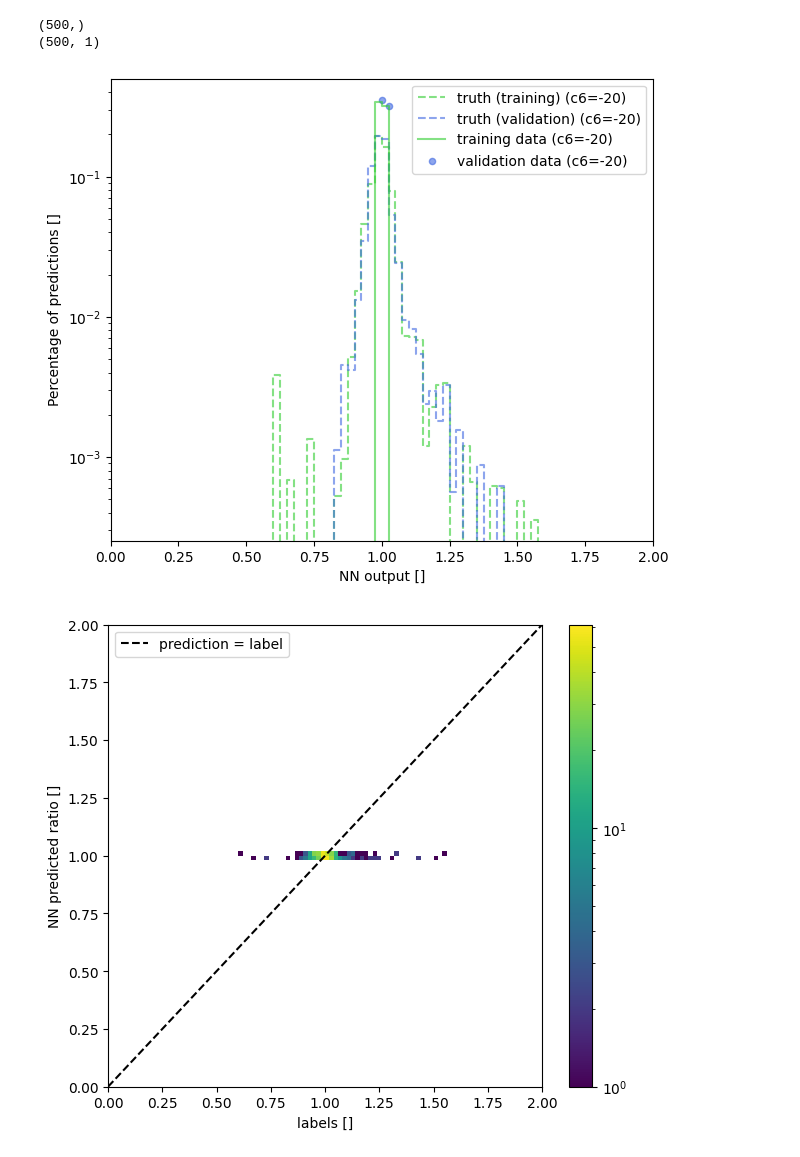
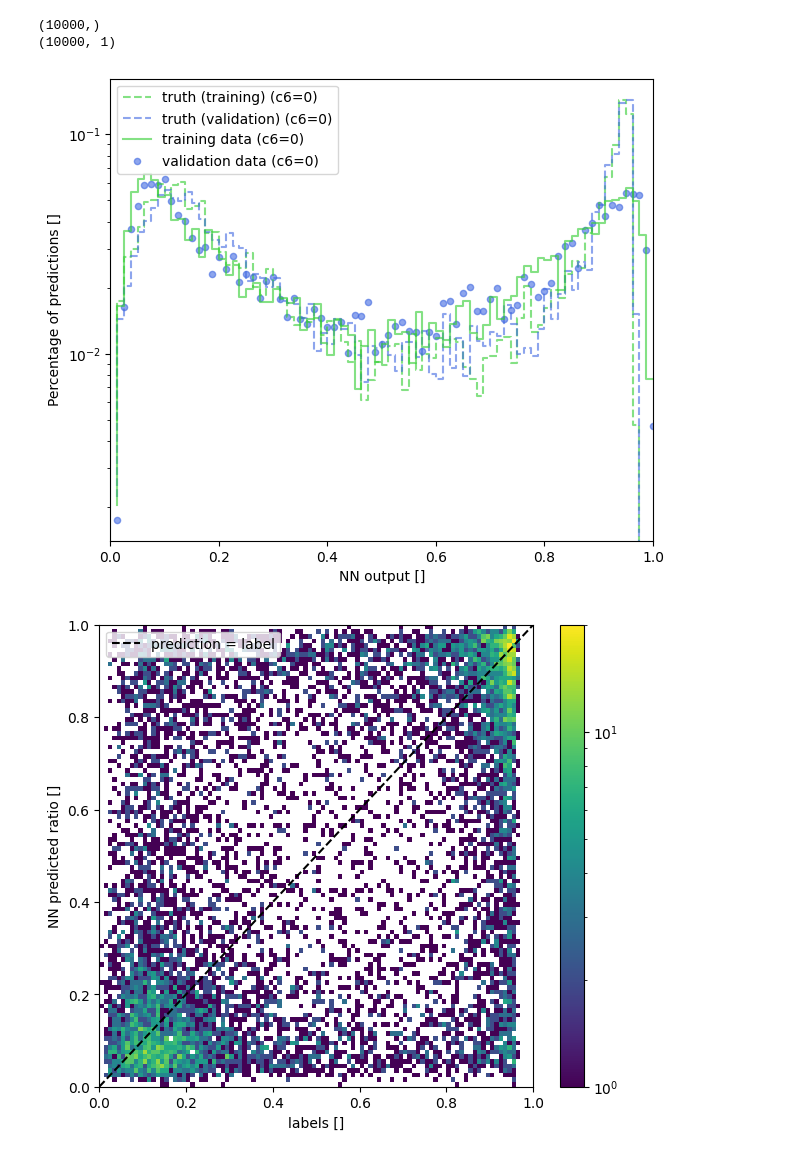
Before and after one commit to hep-cce/nsbi4hep, a Jupyter notebook: plot-carl-outputs.ipynb, the cells around one changed output. Saved outputs shown, nothing was run; the diff lists cells and outputs as text; code cells hidden in the pictures.

```diff
--- a/plot-carl-outputs.ipynb
+++ b/plot-carl-outputs.ipynb
@@ -60,10 +58,46 @@ kinematics_validation_bkg = events_validation_bkg.kinematics[kin_variables].to_n
 
 if c6_given:
     c6_mod_training = c6.Modifier(baseline=component_1, events=events_training_sig, c6_values=[-5,-1,0,1,5])
-    _, sig_probabilities_training = c6_mod_training.modify(c6=c6_values)
+    _, sig_probabilities_training = c6_mod_training.modify(c6=config['c6_values'])
 
     c6_mod_validation = c6.Modifier(baseline=component_1, events=events_validation_sig, c6_values=[-5,-1,0,1,5])
-    _, sig_probabilities_validation = c6_mod_validation.modify(c6=c6_values)
+    _, sig_probabilities_validation = c6_mod_validation.modify(c6=config['c6_values'])
+
+    c6_mod_training_bkg = c6.Modifier(baseline=component_2, events=evt_train_bkg_to_sig, c6_values=[-5,-1,0,1,5])
+    _, bgk_to_sig_prob_training = c6_mod_training.modify(c6=config['c6_values'])
+
+    c6_mod_validation_bkg = c6.Modifier(baseline=component_2, events=evt_val_bkg_to_sig, c6_values=[-5,-1,0,1,5])
+    _, bgk_to_sig_prob_validation = c6_mod_validation.modify(c6=config['c6_values'])
+
+    ratios = []
+
+    for sig_prob in sig_probabilities_training:
+        ratios.append(sig_probabilities_training/evt_train_sig_to_bkg.probabilities)
+        ratios.append(bgk_to_sig_prob_training/events_training_bkg.probabilities)
+
+    ratios = np.array(ratios)
+    print(ratios)
+
+else:
+    sig_probabilities_training = events_training_sig.probabilities
+    sig_probabilities_validation = events_validation_sig.probabilities
+
+    ratios_training = []
+
+    ratios_training.append(events_training_sig.probabilities/evt_train_sig_to_bkg.probabilities)
+    ratios_training.append(evt_train_bkg_to_sig.probabilities/events_training_bkg.probabilities)
+
+    ratios_training = np.array(ratios_training)
+    ratios_training = ratios_training.reshape(ratios_training.shape[0]*ratios_training.shape[1],)
+
+    ratios_validation = []
+
+    ratios_validation.append(events_validation_sig.probabilities/evt_val_sig_to_bkg.probabilities)
+    ratios_validation.append(evt_val_bkg_to_sig.probabilities/events_validation_bkg.probabilities)
+
+    ratios_validation = np.array(ratios_validation)
+    ratios_validation = ratios_validation.reshape(ratios_validation.shape[0]*ratios_validation.shape[1],)
+
 
 
 train_data = dataset.build_dataset(x_arr_sig = kinematics_training_sig,
@@ -134,7 +168,7 @@ def plot_histograms(c6_values, histograms, colors, xlim=(0.2,0.8)):
 # %%
 BINS = 80
 
-c6_vals = [-20]
+c6_vals = [0]
 colors = ['limegreen', 'royalblue', 'limegreen', 'royalblue']
 
 print(train_data[:,-2].shape)
@@ -142,30 +176,31 @@ print(predictions_train.shape)
 
 histograms = generate_histograms(train_data, predictions_train, val_data, predictions_val, BINS)
 
-plot_histograms(c6_vals, histograms, colors, xlim=(0,2.0))
+plot_histograms(c6_vals, histograms, colors, xlim=(0,1.0))
 # %% [output]
-(500,)
-(500, 1)
+(10000,)
+(10000, 1)
-[figure, old version]
+[figure, new version]
 # %%
-bounds = [0.0,2.0]
+bounds = [0.0,1.0]
 
 c6_val=-10
 
 fig, ax = plt.subplots(figsize=(7,6))
 
-im = ax.hist2d(train_data[:,-2]/(1-train_data[:,-2]), predictions_train.T[0]/(1-predictions_train.T[0]), bins=100, range=[bounds,bounds], norm=LogNorm(), cmin=0.0)
+im = ax.hist2d(ratios_training/(1+ratios_training), predictions_train.squeeze(axis=1), bins=100, range=[bounds, bounds], norm=LogNorm(), cmin=0.0)
+#im = ax.hist2d(ratios_validation/(1+ratios_validation), predictions_val.squeeze(axis=1), bins=100, range=[bounds, bounds], norm=LogNorm(), cmin=0.0)
 ax.plot(np.linspace(*bounds), np.linspace(*bounds), '--', color='k', label='prediction = label')
 
 fig.colorbar(im[3], ax=ax)
 
 plt.xlabel(f'labels []')
 plt.ylabel(f'NN predicted ratio []')
 plt.legend()
 
 plt.show()
 # %% [output]
-[figure, old version]
+[figure, new version]
 # %%
 hist_prm = ''
 
```
Also changed, not shown: parts of 7 cells of this notebook, 1 other file.
